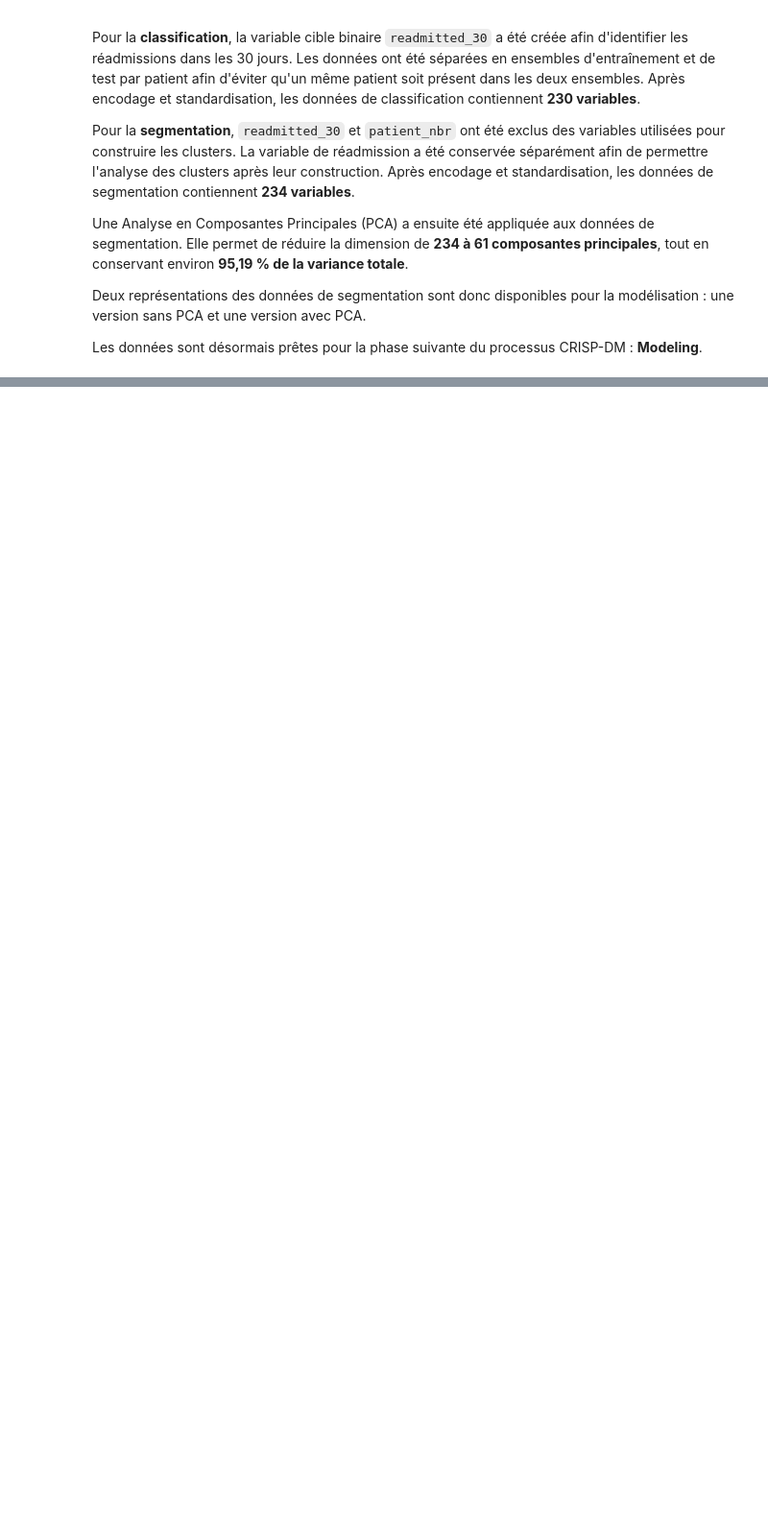
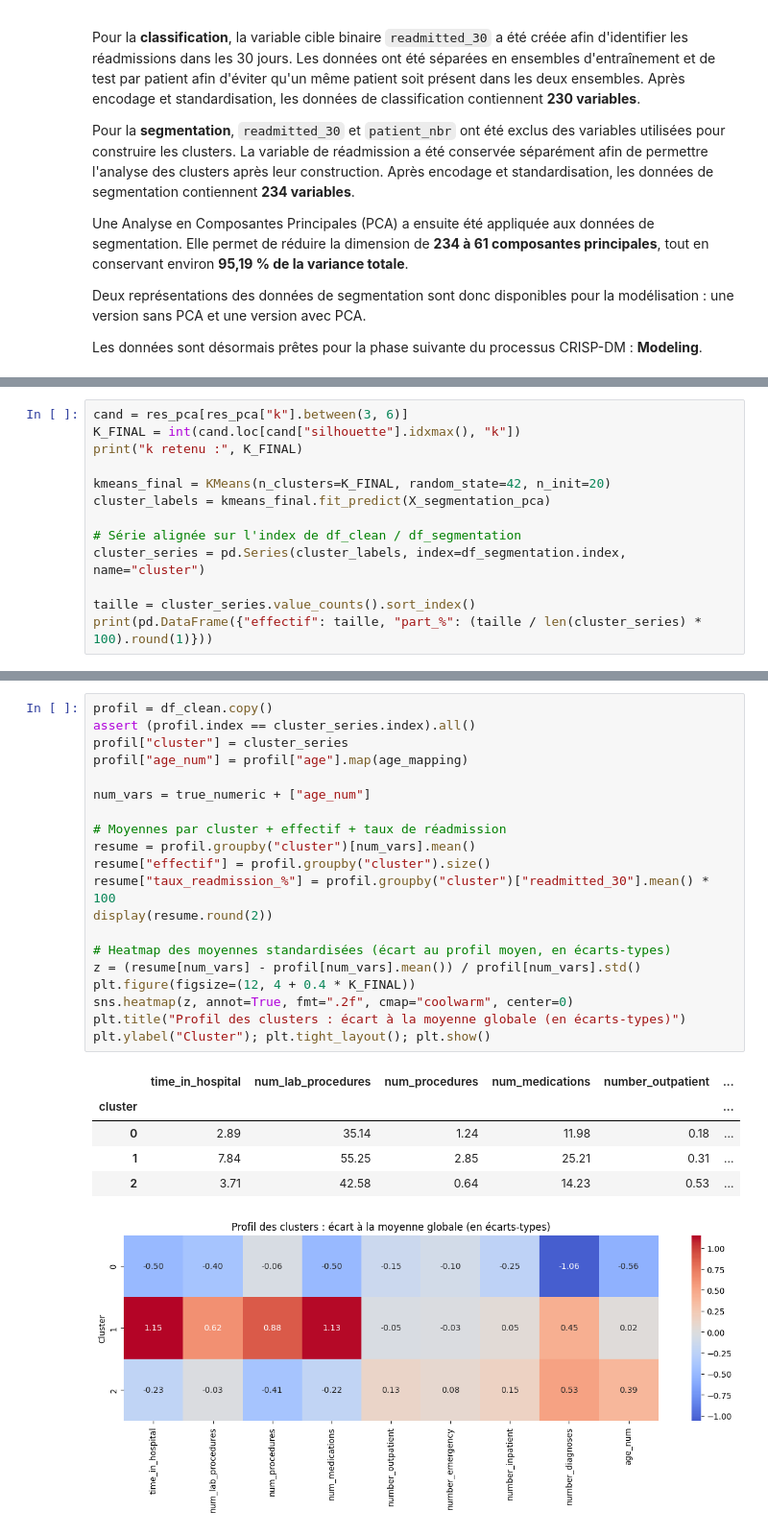
Before and after one commit to AlaKh09/Mentalist, a Jupyter notebook: mentalist_part1.ipynb, the cells around one changed output, grey strips where cells are left out. Shown at 96% size. Saved outputs shown, nothing was run; the diff lists cells and outputs as text; blank space fills up the shorter version.

```diff
--- a/mentalist_part1.ipynb
+++ b/mentalist_part1.ipynb
@@ -2918,0 +3081,13 @@ CRISP-DM : **Modeling**.
+# %%
+cand = res_pca[res_pca["k"].between(3, 6)]
+K_FINAL = int(cand.loc[cand["silhouette"].idxmax(), "k"])
+print("k retenu :", K_FINAL)
+
+kmeans_final = KMeans(n_clusters=K_FINAL, random_state=42, n_init=20)
+cluster_labels = kmeans_final.fit_predict(X_segmentation_pca)
+
+# Série alignée sur l'index de df_clean / df_segmentation
+cluster_series = pd.Series(cluster_labels, index=df_segmentation.index, name="cluster")
+
+taille = cluster_series.value_counts().sort_index()
+print(pd.DataFrame({"effectif": taille, "part_%": (taille / len(cluster_series) * 100).round(1)}))
@@ -2918,0 +3122,27 @@ CRISP-DM : **Modeling**.
+# %%
+profil = df_clean.copy()
+assert (profil.index == cluster_series.index).all()
+profil["cluster"] = cluster_series
+profil["age_num"] = profil["age"].map(age_mapping)
+
+num_vars = true_numeric + ["age_num"]
+
+# Moyennes par cluster + effectif + taux de réadmission
+resume = profil.groupby("cluster")[num_vars].mean()
+resume["effectif"] = profil.groupby("cluster").size()
+resume["taux_readmission_%"] = profil.groupby("cluster")["readmitted_30"].mean() * 100
+display(resume.round(2))
+
+# Heatmap des moyennes standardisées (écart au profil moyen, en écarts-types)
+z = (resume[num_vars] - profil[num_vars].mean()) / profil[num_vars].std()
+plt.figure(figsize=(12, 4 + 0.4 * K_FINAL))
+sns.heatmap(z, annot=True, fmt=".2f", cmap="coolwarm", center=0)
+plt.title("Profil des clusters : écart à la moyenne globale (en écarts-types)")
+plt.ylabel("Cluster"); plt.tight_layout(); plt.show()
+# %% [output]
+|  | time_in_hospital | num_lab_procedures | num_procedures | num_medications | number_outpatient | ... |
+| cluster |  |  |  |  |  | ... |
+| 0 | 2.89 | 35.14 | 1.24 | 11.98 | 0.18 | ... |
+| 1 | 7.84 | 55.25 | 2.85 | 25.21 | 0.31 | ... |
+| 2 | 3.71 | 42.58 | 0.64 | 14.23 | 0.53 | ... |
+[figure, added]
```
Also changed, not shown: parts of 81 cells of this notebook.
